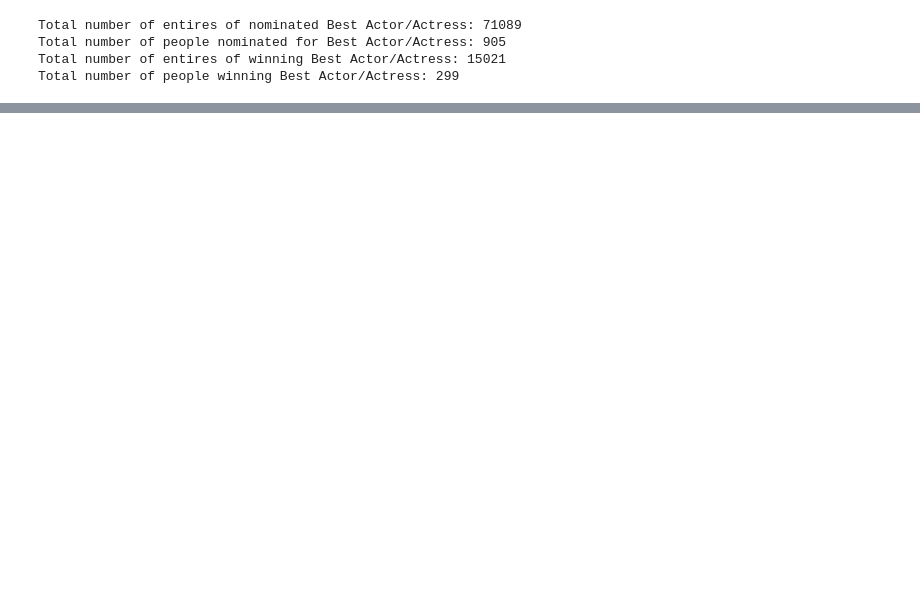
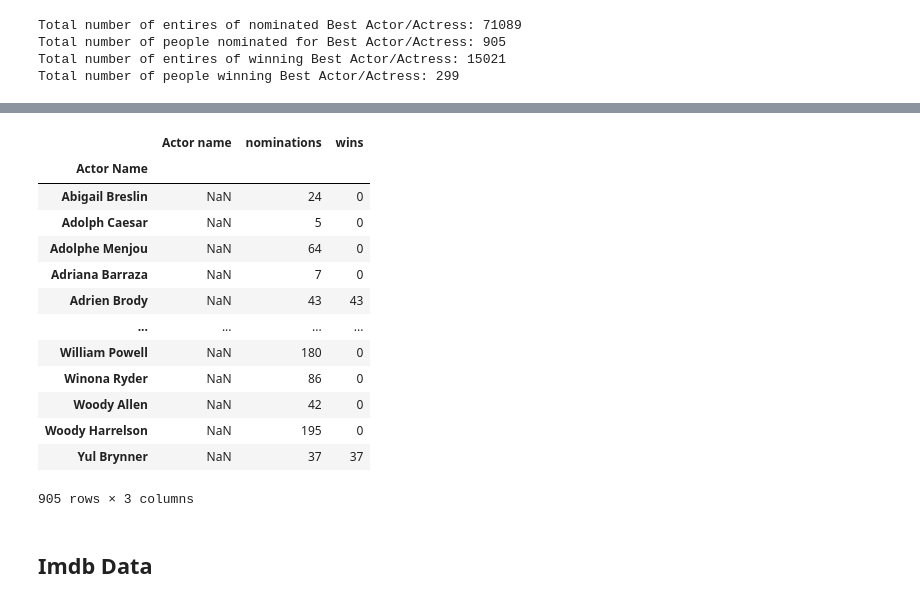
Before and after one commit to epfl-ada/ada-2022-project-cnxtn, a Jupyter notebook: analyze_data.ipynb, the cells around one changed output, grey strips where cells are left out. Drawn from its saved outputs; the diff is of its cells as text; code cells hidden in the pictures; blank space fills up the shorter version.

```diff
--- a/analyze_data.ipynb
+++ b/analyze_data.ipynb
@@ -368,0 +385,22 @@ Total number of people winning Best Actor/Actress: 299
+# %%
+oscar_nominations = pd.DataFrame(columns=['Actor name', 'nominations', 'wins'])
+oscar_nominations['nominations'] = oscar_winner_in_dataset.groupby('Actor Name',group_keys=False)['Actor Name'].count().apply(lambda x: x)
+oscar_nominations['wins'] =  oscar_winner_in_dataset.groupby('Actor Name',group_keys=False)['winner'].sum().apply(lambda x: x)
+oscar_nominations
+# %% [output]
+|  | Actor name | nominations | wins |
+| Actor Name |  |  |  |
+| Abigail Breslin | NaN | 24 | 0 |
+| Adolph Caesar | NaN | 5 | 0 |
+| Adolphe Menjou | NaN | 64 | 0 |
+| Adriana Barraza | NaN | 7 | 0 |
+| Adrien Brody | NaN | 43 | 43 |
+| ... | ... | ... | ... |
+| William Powell | NaN | 180 | 0 |
+| Winona Ryder | NaN | 86 | 0 |
+| Woody Allen | NaN | 42 | 0 |
+| Woody Harrelson | NaN | 195 | 0 |
+| Yul Brynner | NaN | 37 | 37 |
+905 rows × 3 columns
+# %% [markdown]
+## Imdb Data
```
Also changed, not shown: parts of 21 cells of this notebook, 2 other files.
